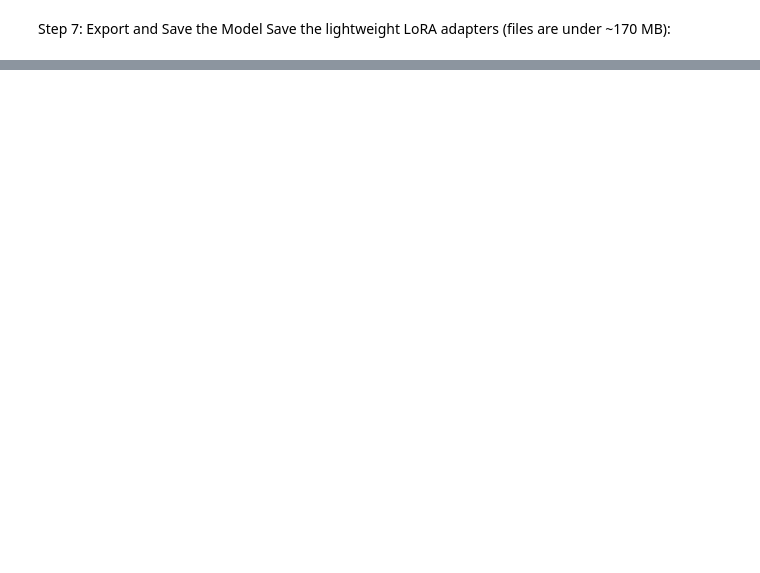
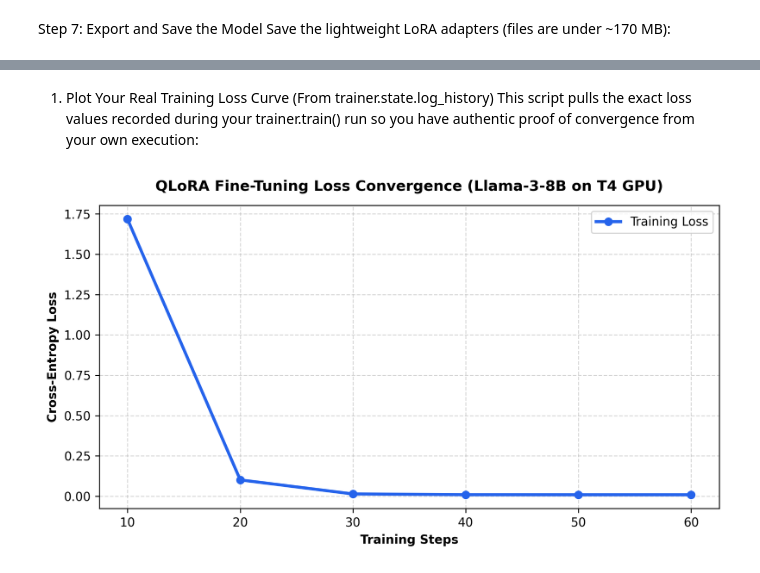
Before and after one commit to BALAJIPASAM544/QLoRA-usecase, a Jupyter notebook: Automated-Healthcare-Prior-Authorization&Triage.ipynb, the cells around one changed output, grey strips where cells are left out. Drawn from its saved outputs; the diff is of its cells as text; code cells hidden in the pictures; blank space fills up the shorter version.

```diff
--- a/Automated-Healthcare-Prior-Authorization&Triage.ipynb
+++ b/Automated-Healthcare-Prior-Authorization&Triage.ipynb
@@ -183,0 +214,26 @@ tokenizer.save_pretrained("qlora_clinical_adapter")
+# %% [markdown]
+1. Plot Your Real Training Loss Curve (From trainer.state.log_history)
+This script pulls the exact loss values recorded during your trainer.train() run so you have authentic proof of convergence from your own execution:
+# %%
+import matplotlib.pyplot as plt
+import pandas as pd
+
+# Extract loss logs from your SFTTrainer object
+log_history = trainer.state.log_history
+df_logs = pd.DataFrame([log for log in log_history if "loss" in log])
+
+plt.figure(figsize=(8, 4.5), dpi=300)
+plt.plot(df_logs["step"], df_logs["loss"], marker="o", linewidth=2.5, color="#2563EB", label="Training Loss")
+
+plt.title("QLoRA Fine-Tuning Loss Convergence (Llama-3-8B on T4 GPU)", fontsize=12, fontweight="bold", pad=12)
+plt.xlabel("Training Steps", fontsize=10, fontweight="bold")
+plt.ylabel("Cross-Entropy Loss", fontsize=10, fontweight="bold")
+plt.grid(True, linestyle="--", alpha=0.5)
+plt.legend()
+plt.tight_layout()
+
+# Save high-res image for your blog/Google Doc
+plt.savefig("qlora_training_loss.png", dpi=300)
+plt.show()
+# %% [output]
+[figure, added]
```
Also changed, not shown: parts of 11 cells of this notebook.
